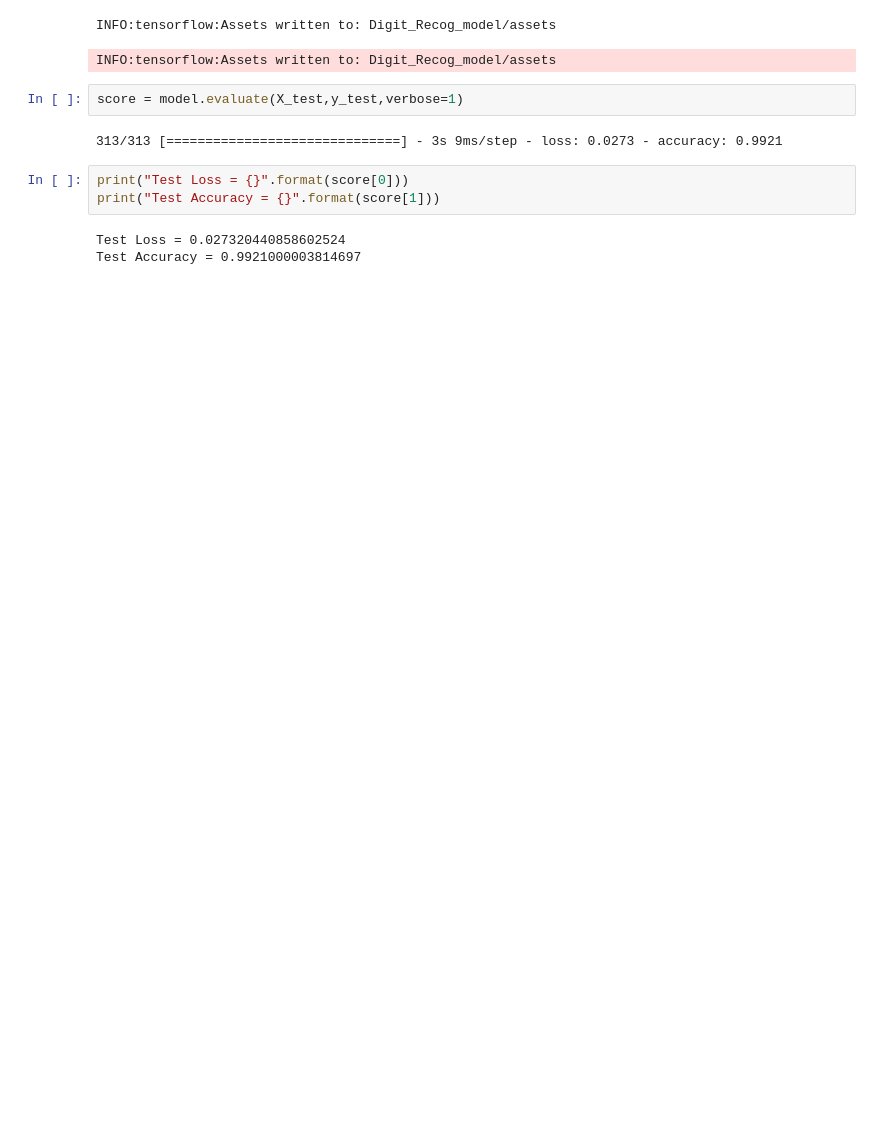
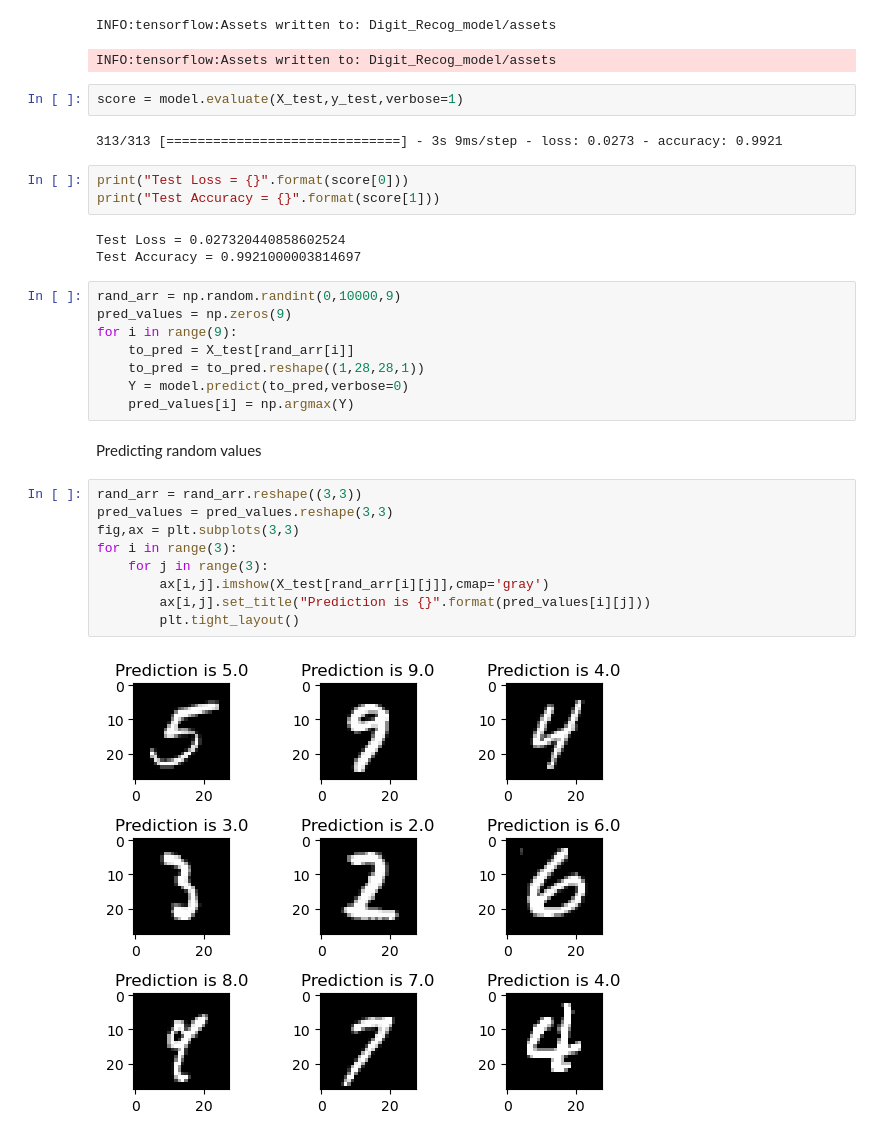
Before and after one commit to Prithvi2310/Digit-Recogniser, a Jupyter notebook: main.ipynb, the cells around one changed output. Saved outputs shown, nothing was run; the diff lists cells and outputs as text; blank space fills up the shorter version.

Commit message:
Random predictions complete

```diff
--- a/main.ipynb
+++ b/main.ipynb
@@ -139,3 +142,24 @@ print("Test Accuracy = {}".format(score[1]))
 # %% [output]
 Test Loss = 0.027320440858602524
 Test Accuracy = 0.9921000003814697
+# %%
+rand_arr = np.random.randint(0,10000,9)
+pred_values = np.zeros(9)
+for i in range(9):
+    to_pred = X_test[rand_arr[i]]
+    to_pred = to_pred.reshape((1,28,28,1))
+    Y = model.predict(to_pred,verbose=0)
+    pred_values[i] = np.argmax(Y)
+# %% [markdown]
+Predicting random values
+# %%
+rand_arr = rand_arr.reshape((3,3))
+pred_values = pred_values.reshape(3,3)
+fig,ax = plt.subplots(3,3)
+for i in range(3):
+    for j in range(3):
+        ax[i,j].imshow(X_test[rand_arr[i][j]],cmap='gray')
+        ax[i,j].set_title("Prediction is {}".format(pred_values[i][j]))
+        plt.tight_layout()
+# %% [output]
+[figure, added]
```
Also changed, not shown: parts of 2 cells of this notebook.
